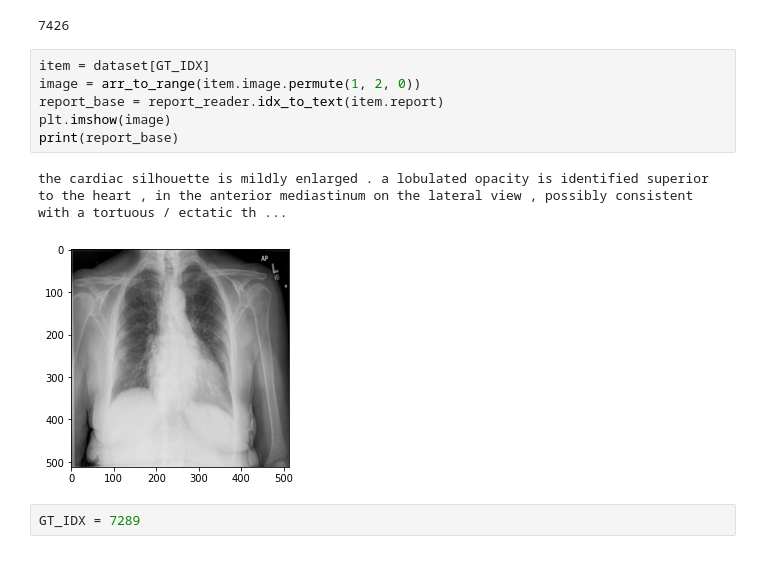
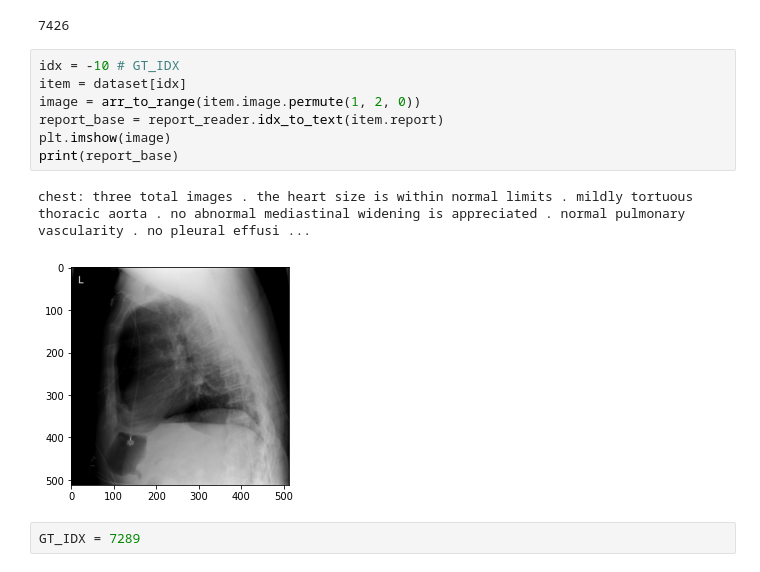
Before and after one commit to pdpino/medical-ai, a Jupyter notebook: medai/datasets/notebooks/iu_xray.ipynb, the cells around one changed output. Saved outputs shown, nothing was run; the diff lists cells and outputs as text.

```diff
--- a/medai/datasets/notebooks/iu_xray.ipynb
+++ b/medai/datasets/notebooks/iu_xray.ipynb
@@ -957,14 +968,15 @@ len(dataset)
 # %% [output]
 7426
 # %%
-item = dataset[GT_IDX]
+idx = -10 # GT_IDX
+item = dataset[idx]
 image = arr_to_range(item.image.permute(1, 2, 0))
 report_base = report_reader.idx_to_text(item.report)
 plt.imshow(image)
 print(report_base)
 # %% [output]
-the cardiac silhouette is mildly enlarged . a lobulated opacity is identified superior to the heart , in the anterior mediastinum on the lateral view , possibly consistent with a tortuous / ectatic th ...
+chest: three total images . the heart size is within normal limits . mildly tortuous thoracic aorta . no abnormal mediastinal widening is appreciated . normal pulmonary vascularity . no pleural effusi ...
-[figure, old version]
+[figure, new version]
 # %%
 GT_IDX = 7289
 # %%
```
Also changed, not shown: parts of 7 cells of this notebook, 5 other files.
